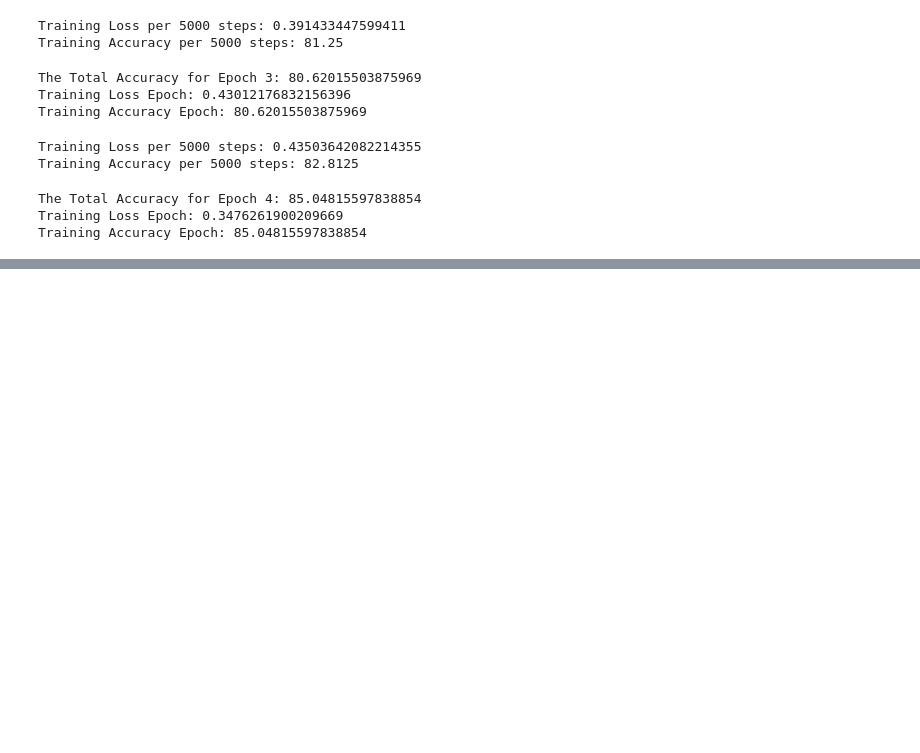
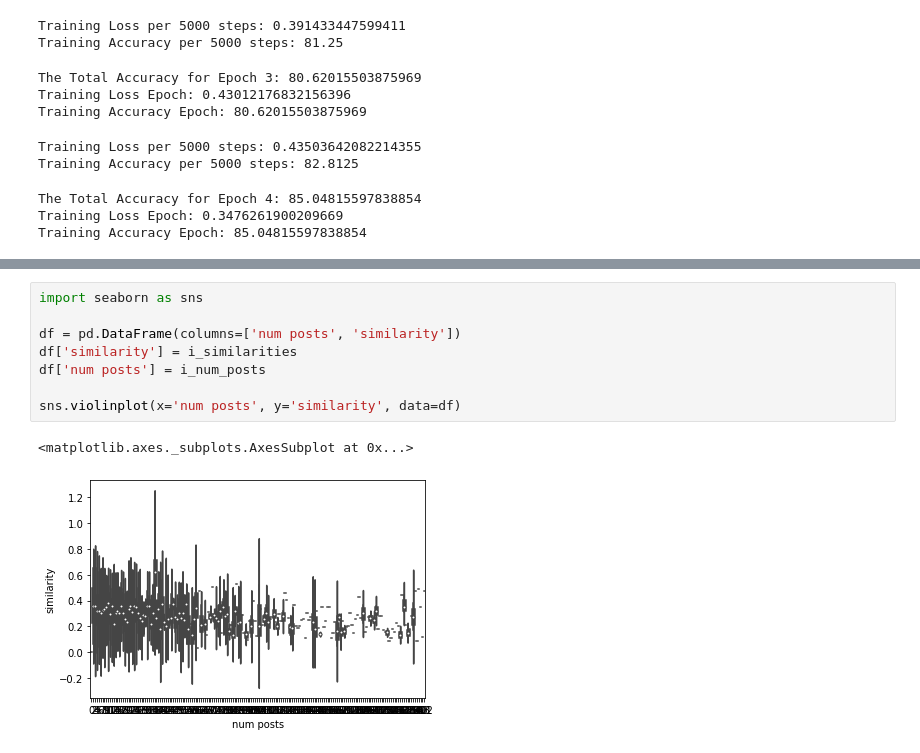
Before and after one commit to d141/Contagious-Inspiration, a Jupyter notebook: Train_Inspiration.ipynb, the cells around one changed output, grey strips where cells are left out. Drawn from its saved outputs; the diff is of its cells as text; blank space fills up the shorter version.

```diff
--- a/Train_Inspiration.ipynb
+++ b/Train_Inspiration.ipynb
@@ -1024,0 +1419,11 @@ Training Accuracy Epoch: 85.04815597838854
+# %%
+import seaborn as sns
+
+df = pd.DataFrame(columns=['num posts', 'similarity'])
+df['similarity'] = i_similarities
+df['num posts'] = i_num_posts
+
+sns.violinplot(x='num posts', y='similarity', data=df)
+# %% [output]
+<matplotlib.axes._subplots.AxesSubplot at 0x...>
+[figure, added]
```
Also changed, not shown: parts of 61 cells of this notebook.
